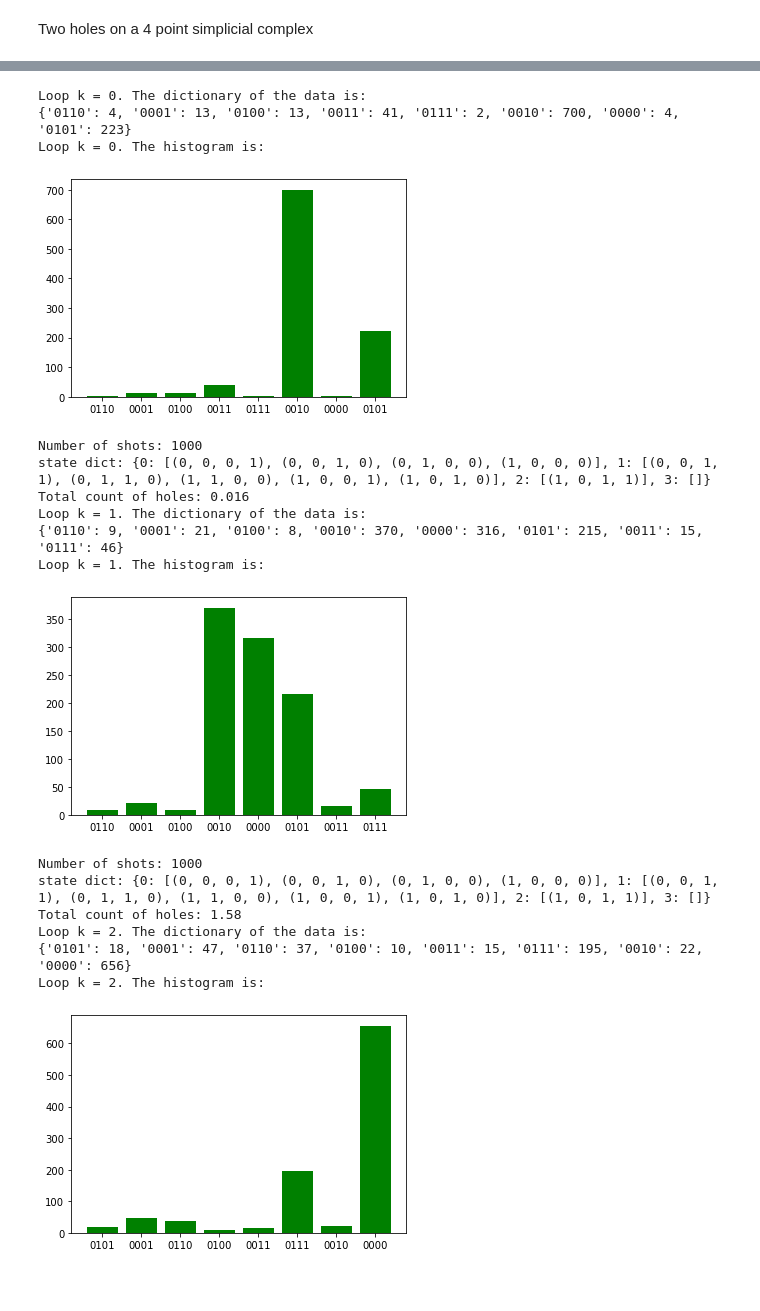
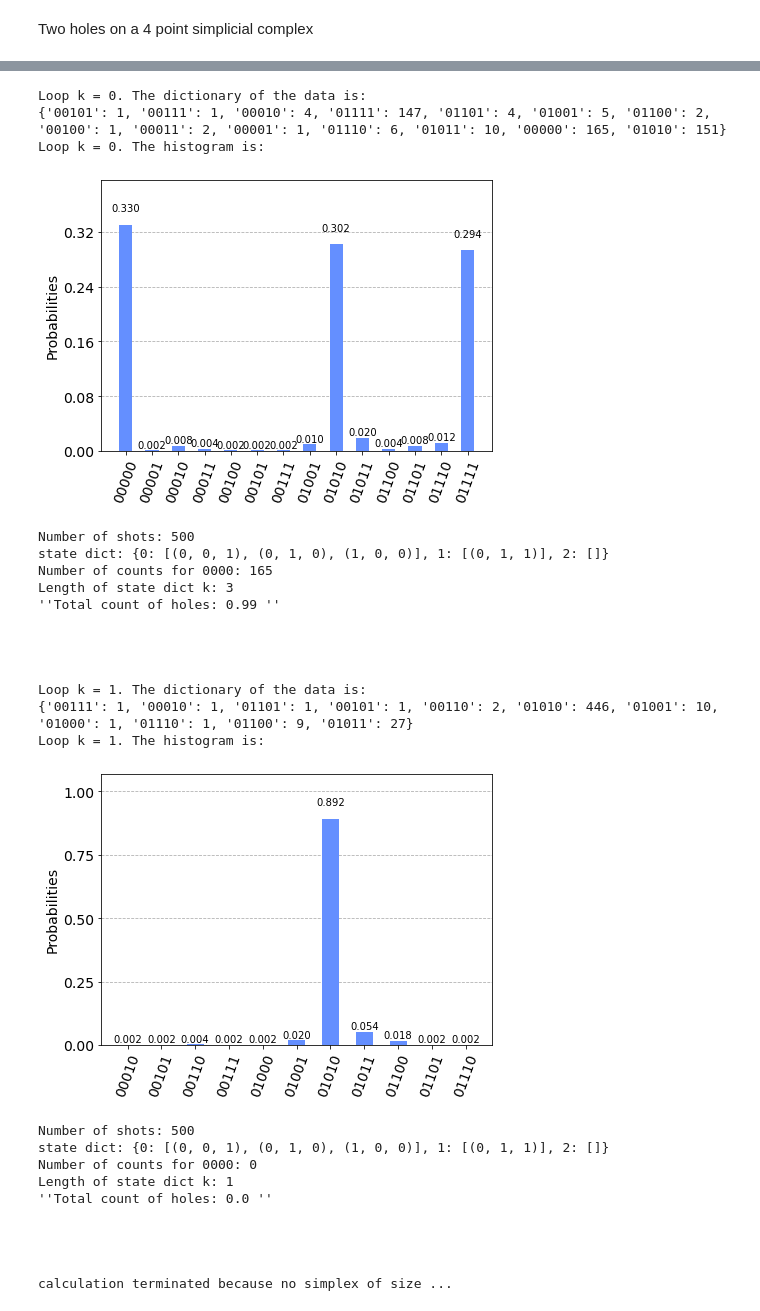
Before and after one commit to KathrinKoenig/QuantumTopologicalDataAnalysis, a Jupyter notebook: Code/QPE.ipynb, the cells around one changed output, grey strips where cells are left out. Cells and saved outputs as stored; diff of their text form; code cells hidden in the pictures; blank space fills up the shorter version.

```diff
--- a/Code/QPE.ipynb
+++ b/Code/QPE.ipynb
@@ -105,6 +99,11 @@ qpe_total(num_qubits, n_vertices, k, state_dict)
 # %% [markdown]
 ## Initialize input state
 # %%
+num_qubits = 4
+k = 1
+
+qpe = qpe_total(num_qubits, n_vertices, k, state_dict)
+
 qc = qtda.initialize_projector(
     state_dict[1],
     circuit=qpe,
@@ -180,18 +180,3 @@ def example1():
     qpe = QuantumCircuit(num_qubits + n_vertices)
 
     full_topological_analysis(qpe, num_qubits, n_vertices, state_dict, shots)
-# %%
-n_vertices = 3
-num_qubits = 4
-shots = 500
-
-S0 = [(0,0,1),(0,1,0), (1,0,0)]
-S_test = [(0,1,0,0),(0,0,1,1)]
-S1 = [(0,1,1),(1,1,0),(1,0,1)]
-S2 = []
-S2 = [(1,1,1)]
-S3 = []
-
-state_dict = {0: S0, 1: S1, 2: S2, 3: S3}
-
-full_topological_analysis(num_qubits, n_vertices, state_dict, shots)
@@ -281,36 +348,44 @@ Total count of holes: 0.032
 # %%
+def example4():
 
-n_vertices = 4
-num_qubits = 4
-shots = 1000
+    n_vertices = 3
+    num_qubits = 5
+    shots = 500
 
-S0 = [(0,0,0,1),(0,0,1,0), (0,1,0,0),(1,0,0,0)]
-#S_test = [(0,1,0,0),(0,0,1,1)]
-S1 = [(0,0,1,1),(0,1,1,0),(1,1,0,0),(1,0,0,1),(1,0,1,0)]
-S2 = [(1,0,1,1)]
-S3 = []
+    S0 = [(0,0,1), (0,1,0), (1,0,0)]
+    S1 = [(0,1,1)]
+    S2 = []
 
-state_dict = {0: S0, 1: S1, 2: S2, 3: S3}
+    state_dict = {0: S0, 1: S1, 2: S2}
 
-qpe = QuantumCircuit(num_qubits + n_vertices)
+    full_topological_analysis(num_qubits, n_vertices, state_dict, shots)
 
-full_topological_analysis(qpe, num_qubits, n_vertices, state_dict, shots)
+example4()
 # %% [output]
 Loop k = 0. The dictionary of the data is:
-{'0110': 4, '0001': 13, '0100': 13, '0011': 41, '0111': 2, '0010': 700, '0000': 4, '0101': 223}
+{'00101': 1, '00111': 1, '00010': 4, '01111': 147, '01101': 4, '01001': 5, '01100': 2, '00100': 1, '00011': 2, '00001': 1, '01110': 6, '01011': 10, '00000': 165, '01010': 151}
 Loop k = 0. The histogram is:
-[figure, old version]
+[figure, new version]
-Number of shots: 1000
-state dict: {0: [(0, 0, 0, 1), (0, 0, 1, 0), (0, 1, 0, 0), (1, 0, 0, 0)], 1: [(0, 0, 1, 1), (0, 1, 1, 0), (1, 1, 0, 0), (1, 0, 0, 1), (1, 0, 1, 0)], 2: [(1, 0, 1, 1)], 3: []}
-Total count of holes: 0.016
+Number of shots: 500
+state dict: {0: [(0, 0, 1), (0, 1, 0), (1, 0, 0)], 1: [(0, 1, 1)], 2: []}
+Number of counts for 0000: 165
+Length of state dict k: 3
+''Total count of holes: 0.99 ''
+
+
+
+
 Loop k = 1. The dictionary of the data is:
-{'0110': 9, '0001': 21, '0100': 8, '0010': 370, '0000': 316, '0101': 215, '0011': 15, '0111': 46}
+{'00111': 1, '00010': 1, '01101': 1, '00101': 1, '00110': 2, '01010': 446, '01001': 10, '01000': 1, '01110': 1, '01100': 9, '01011': 27}
 Loop k = 1. The histogram is:
-[figure, old version]
+[figure, new version]
-Number of shots: 1000
-state dict: {0: [(0, 0, 0, 1), (0, 0, 1, 0), (0, 1, 0, 0), (1, 0, 0, 0)], 1: [(0, 0, 1, 1), (0, 1, 1, 0), (1, 1, 0, 0), (1, 0, 0, 1), (1, 0, 1, 0)], 2: [(1, 0, 1, 1)], 3: []}
-Total count of holes: 1.58
-Loop k = 2. The dictionary of the data is:
-{'0101': 18, '0001': 47, '0110': 37, '0100': 10, '0011': 15, '0111': 195, '0010': 22, '0000': 656}
-Loop k = 2. The histogram is:
+Number of shots: 500
+state dict: {0: [(0, 0, 1), (0, 1, 0), (1, 0, 0)], 1: [(0, 1, 1)], 2: []}
+Number of counts for 0000: 0
+Length of state dict k: 1
+''Total count of holes: 0.0 ''
+
+
+
+
+calculation terminated because no simplex of size ...
-[figure, removed]
```
Also changed, not shown: parts of 16 cells of this notebook.
